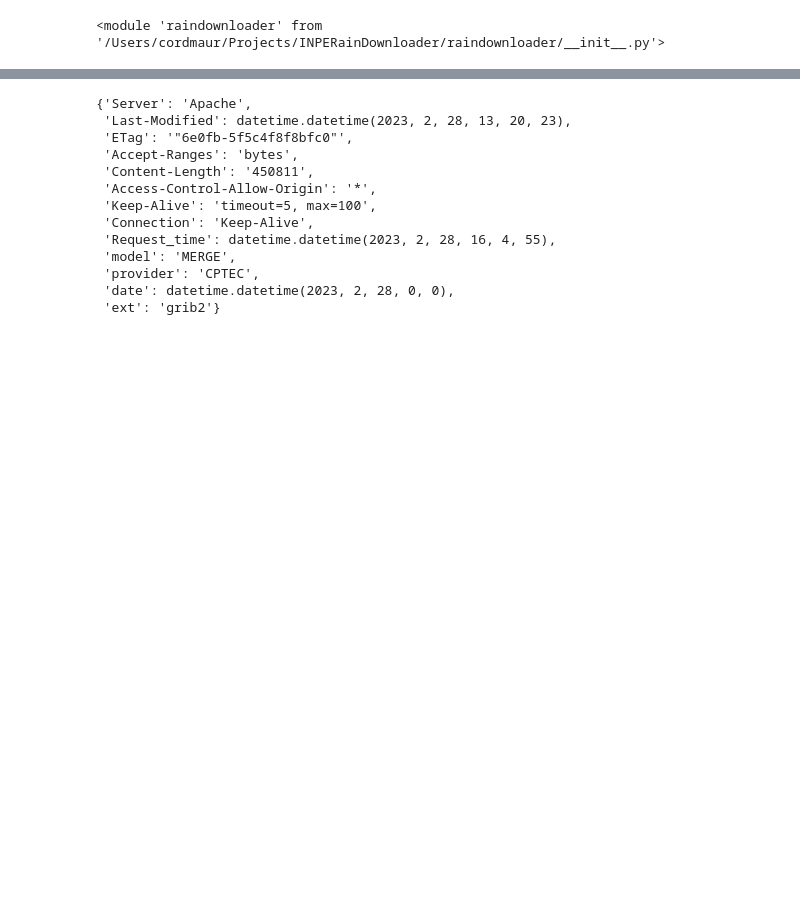
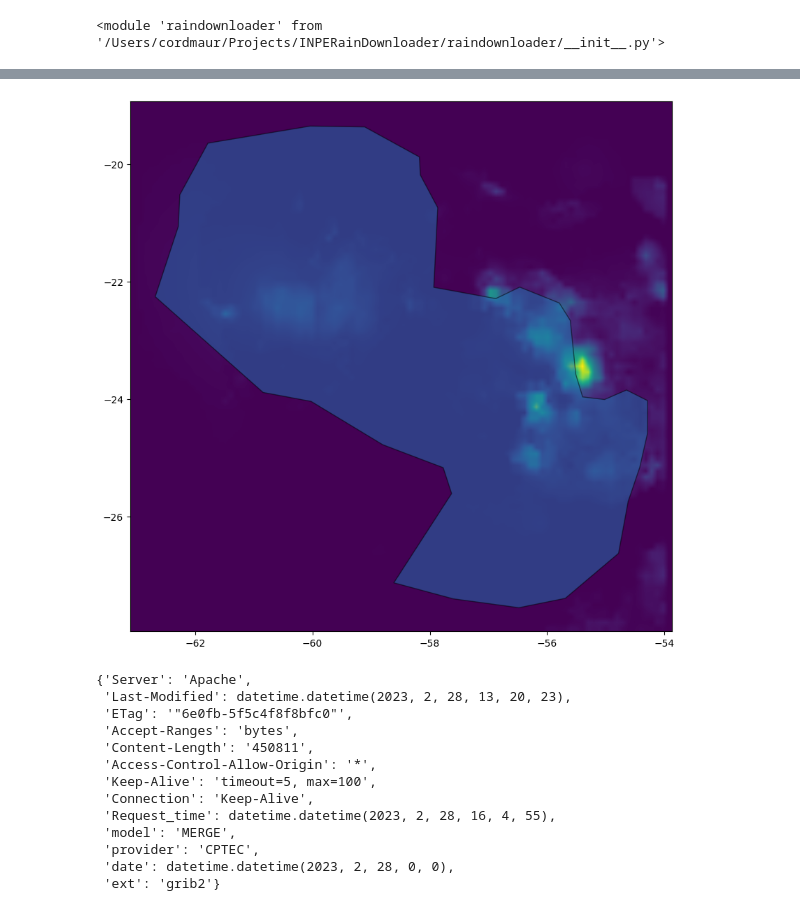
Before and after one commit to cordmaur/INPERainDownloader, a Jupyter notebook: nbs/66-Initial_development.ipynb, the cells around one changed output, grey strips where cells are left out. Saved outputs shown, nothing was run; the diff lists cells and outputs as text; code cells hidden in the pictures; blank space fills up the shorter version.

```diff
--- a/nbs/66-Initial_development.ipynb
+++ b/nbs/66-Initial_development.ipynb
@@ -189,3 +291,8 @@ ds['prec'].plot()
+# %%
+ax = world[world['name'] == 'Paraguay'].plot(figsize=(10, 10), alpha=0.5, edgecolor='k')
+cx.add_basemap(ax, source='../tmp/chuva.tif')
+# %% [output]
+[figure, added]
 # %%
 rain.info
 # %% [output]
```
Also changed, not shown: parts of 84 cells of this notebook, 3 other files.
